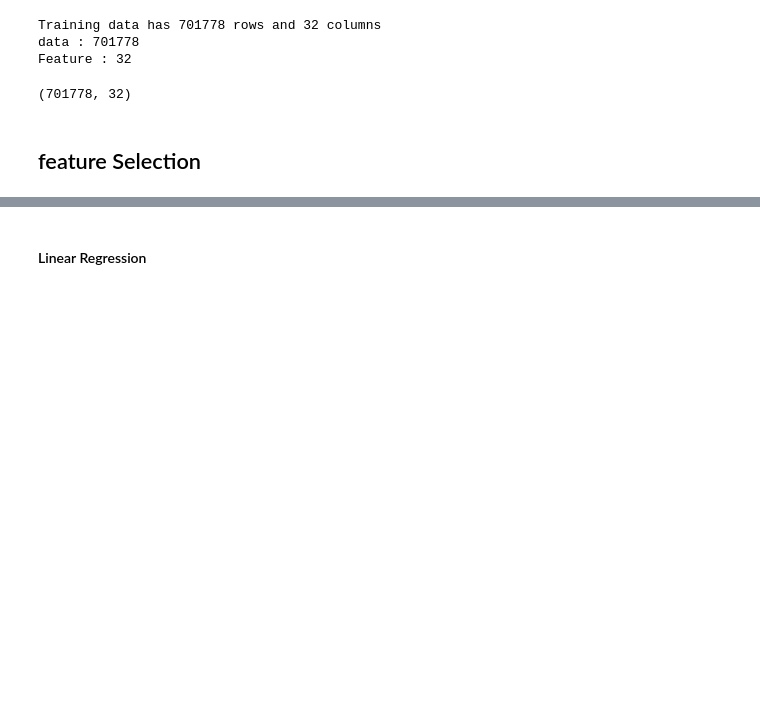
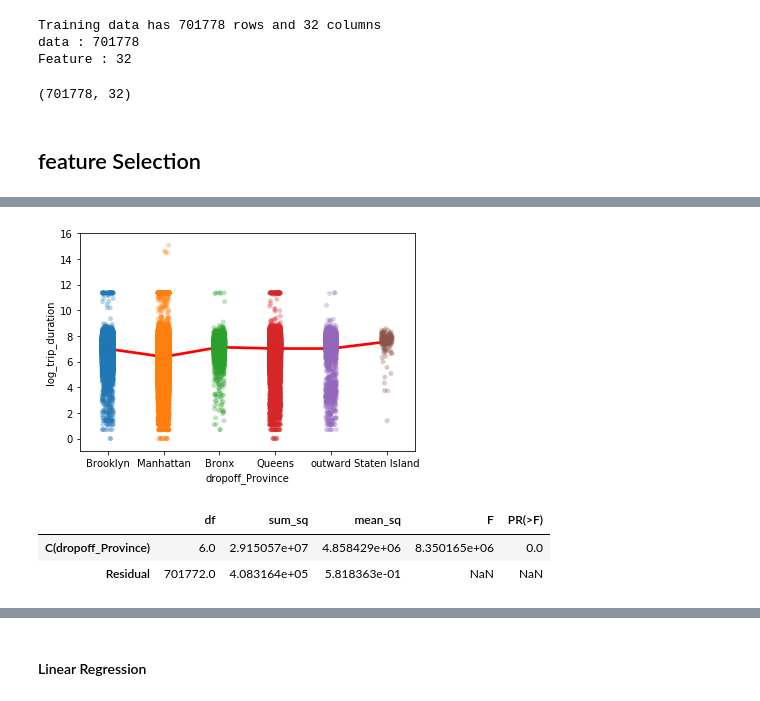
Before and after one commit to buenhyden/TeamProject_Linear_Regression, a Jupyter notebook: Linear_Regression_Analysis_Sigma_2nd.ipynb, the cells around one changed output, grey strips where cells are left out. Drawn from its saved outputs; the diff is of its cells as text; code cells hidden in the pictures; blank space fills up the shorter version.

```diff
--- a/Linear_Regression_Analysis_Sigma_2nd.ipynb
+++ b/Linear_Regression_Analysis_Sigma_2nd.ipynb
@@ -70,0 +386,7 @@ sm.stats.anova_lm(result, typ = 2)
+# %%
+Impact_In_Category('dropoff_Province', 'log_trip_duration', train)
+# %% [output]
+[figure, added]
+|  | df | sum_sq | mean_sq | F | PR(>F) |
+| C(dropoff_Province) | 6.0 | 2.915057e+07 | 4.858429e+06 | 8.350165e+06 | 0.0 |
+| Residual | 701772.0 | 4.083164e+05 | 5.818363e-01 | NaN | NaN |
```
Also changed, not shown: parts of 229 cells of this notebook.
